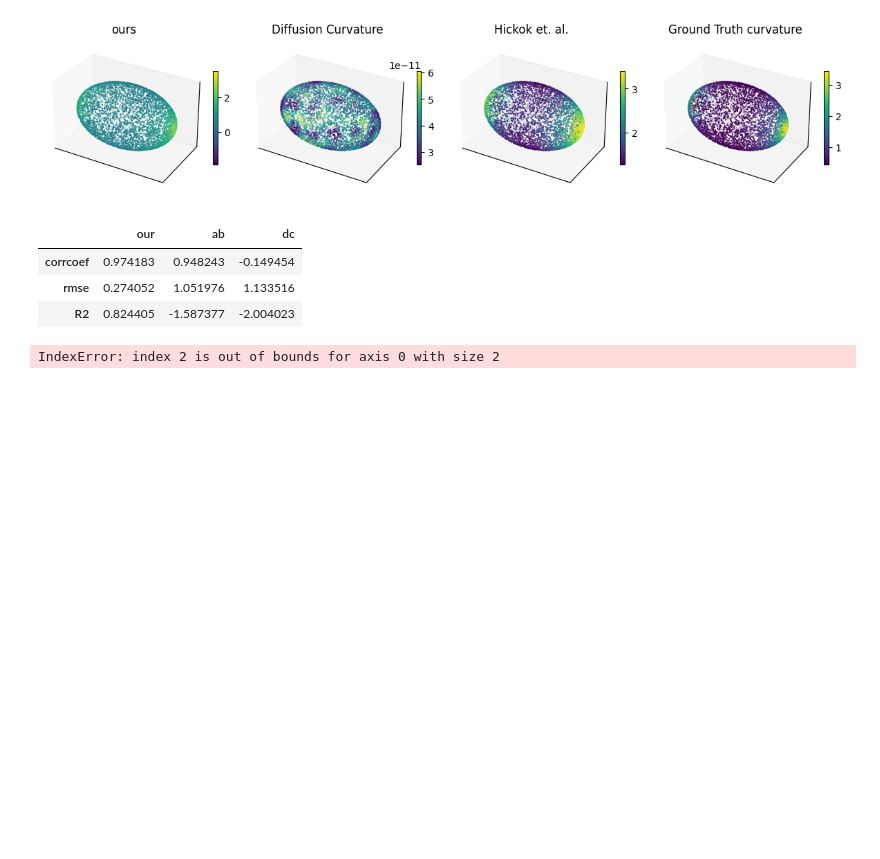
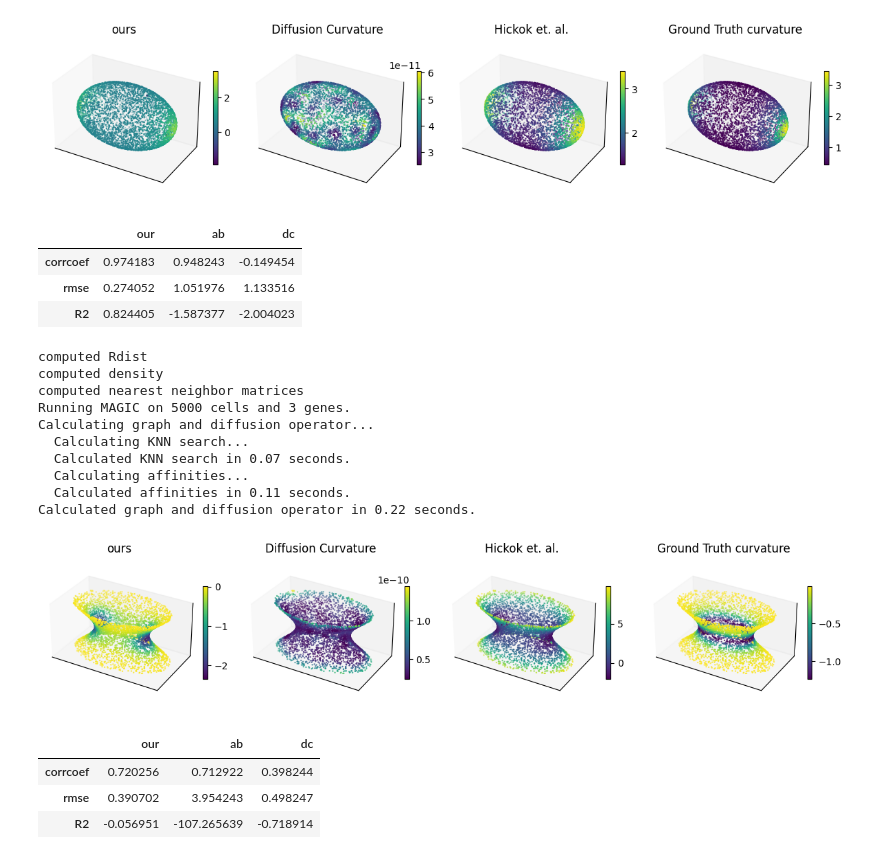
Before and after one commit to ZhangKaly/Principal-Curvature, a Jupyter notebook: notebooks/12-xs-comparison_experiments.ipynb, the cells around one changed output. Saved outputs shown, nothing was run; the diff lists cells and outputs as text; code cells hidden in the pictures; blank space fills up the shorter version.

```diff
--- a/notebooks/12-xs-comparison_experiments.ipynb
+++ b/notebooks/12-xs-comparison_experiments.ipynb
@@ -161,6 +161,20 @@ Calculated graph and diffusion operator in 0.19 seconds.
 | rmse | 0.274052 | 1.051976 | 1.133516 |
 | R2 | 0.824405 | -1.587377 | -2.004023 |
 # %%
-do_experiment('hyperboloid', False, '', noise=0.)
+do_experiment('hyperboloid', False, '', noise=0., epsilon_PCA=0.4, max_min_num=120)
 # %% [output]
-IndexError: index 2 is out of bounds for axis 0 with size 2
+computed Rdist
+computed density
+computed nearest neighbor matrices
+Running MAGIC on 5000 cells and 3 genes.
+Calculating graph and diffusion operator...
+  Calculating KNN search...
+  Calculated KNN search in 0.07 seconds.
+  Calculating affinities...
+  Calculated affinities in 0.11 seconds.
+Calculated graph and diffusion operator in 0.22 seconds.
+[figure, added]
+|  | our | ab | dc |
+| corrcoef | 0.720256 | 0.712922 | 0.398244 |
+| rmse | 0.390702 | 3.954243 | 0.498247 |
+| R2 | -0.056951 | -107.265639 | -0.718914 |
```
Also changed, not shown: parts of 4 cells of this notebook.
